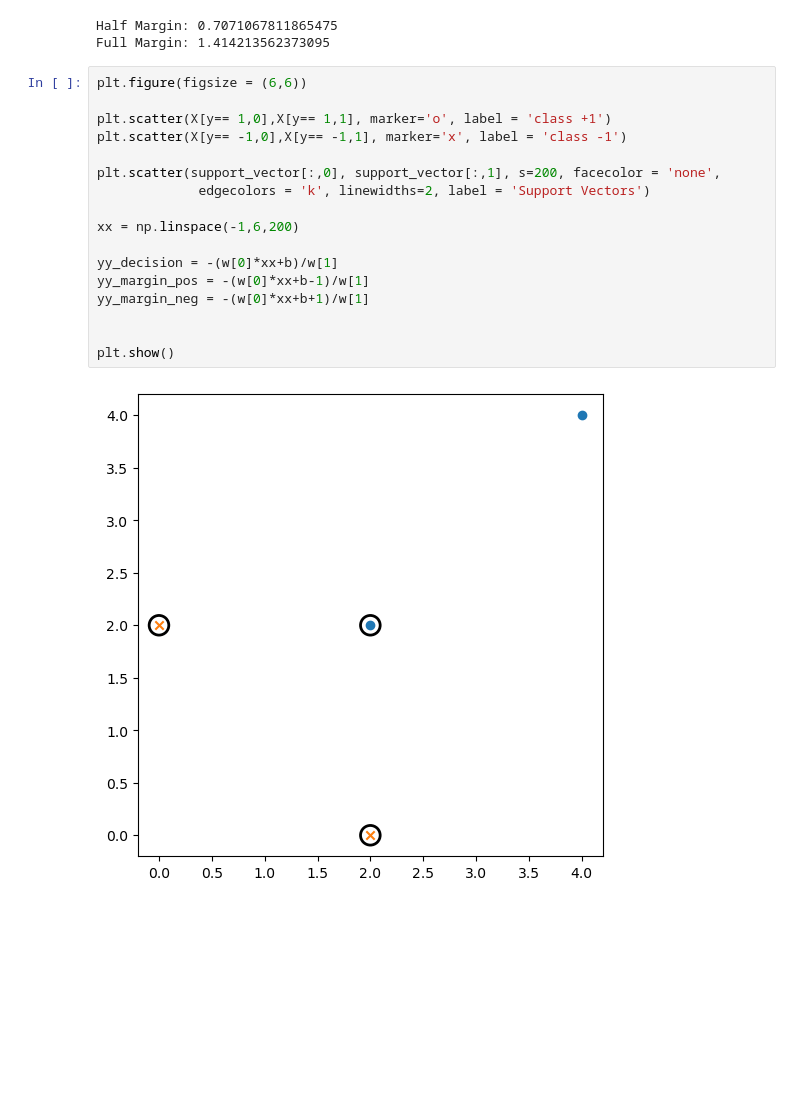
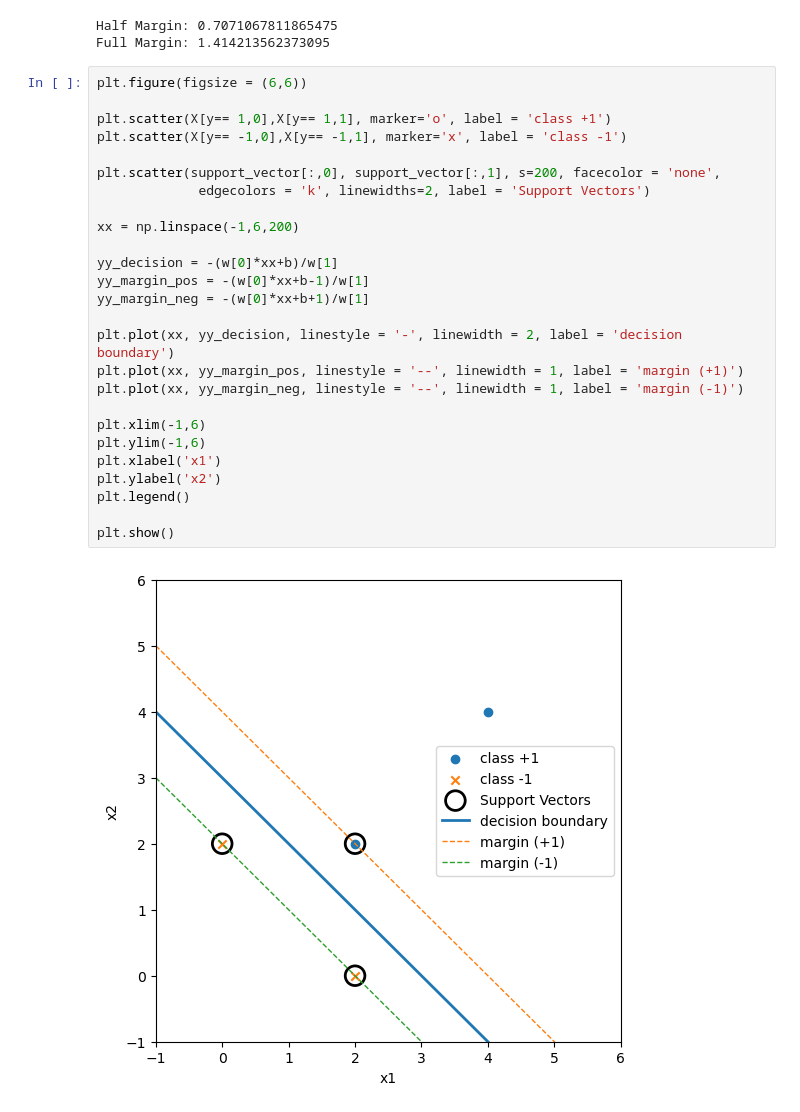
Before and after one commit to Developer-aadi-AI/ML-Learning, a Jupyter notebook: Notebooks/SVC.ipynb, the cells around one changed output. Cells and saved outputs as stored; diff of their text form; blank space fills up the shorter version.

```diff
--- a/Notebooks/SVC.ipynb
+++ b/Notebooks/SVC.ipynb
@@ -48,19 +48,28 @@ Full Margin: 1.414213562373095
 # %%
 plt.figure(figsize = (6,6))
 
 plt.scatter(X[y== 1,0],X[y== 1,1], marker='o', label = 'class +1')
 plt.scatter(X[y== -1,0],X[y== -1,1], marker='x', label = 'class -1')
 
 plt.scatter(support_vector[:,0], support_vector[:,1], s=200, facecolor = 'none',
              edgecolors = 'k', linewidths=2, label = 'Support Vectors')
 
 xx = np.linspace(-1,6,200)
 
 yy_decision = -(w[0]*xx+b)/w[1]
 yy_margin_pos = -(w[0]*xx+b-1)/w[1]
 yy_margin_neg = -(w[0]*xx+b+1)/w[1]
 
+plt.plot(xx, yy_decision, linestyle = '-', linewidth = 2, label = 'decision boundary')
+plt.plot(xx, yy_margin_pos, linestyle = '--', linewidth = 1, label = 'margin (+1)')
+plt.plot(xx, yy_margin_neg, linestyle = '--', linewidth = 1, label = 'margin (-1)')
+
+plt.xlim(-1,6)
+plt.ylim(-1,6)
+plt.xlabel('x1')
+plt.ylabel('x2')
+plt.legend()
 
 plt.show()
 # %% [output]
-[figure, old version]
+[figure, new version]
```
Also changed, not shown: 1 other file.
